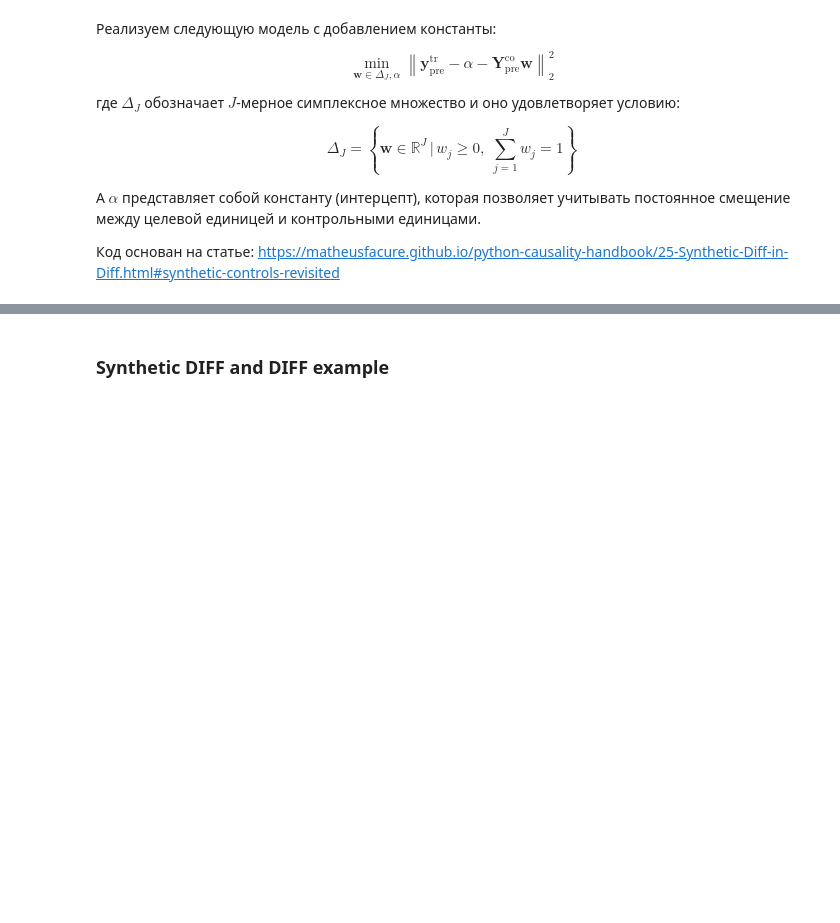
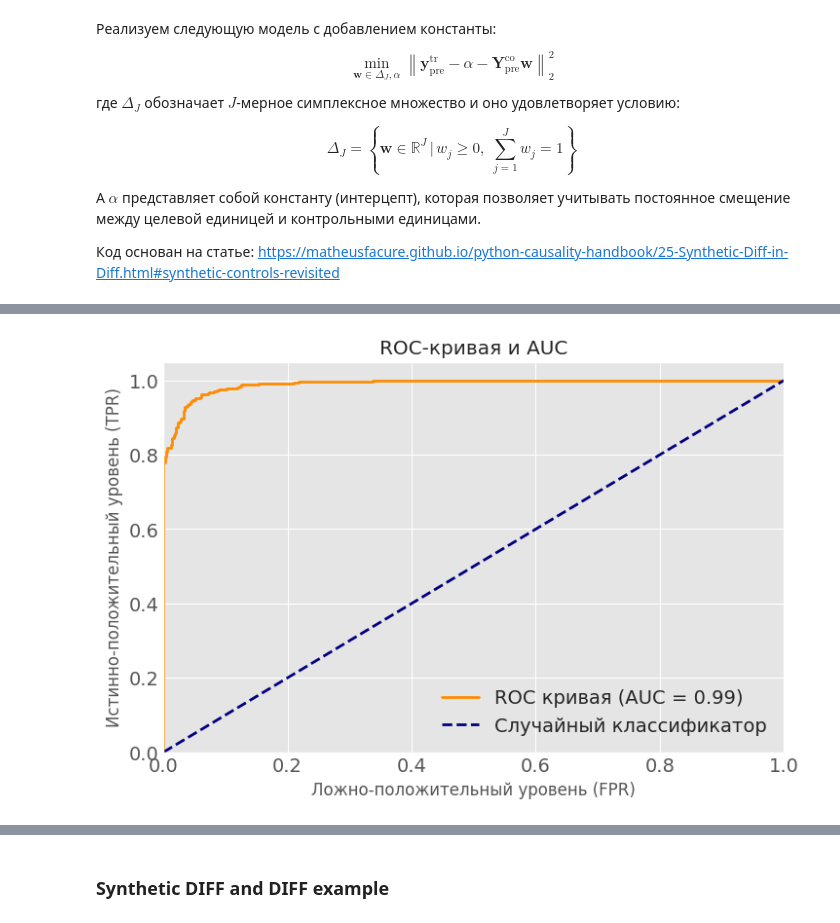
Before and after one commit to 123yaroslav/diplom, a Jupyter notebook: 01_examples.ipynb, the cells around one changed output, grey strips where cells are left out. Drawn from its saved outputs; the diff is of its cells as text; code cells hidden in the pictures; blank space fills up the shorter version.

```diff
--- a/01_examples.ipynb
+++ b/01_examples.ipynb
@@ -86,2 +160,32 @@ $$
+# %%
+import numpy as np
+import matplotlib.pyplot as plt
+from sklearn.metrics import roc_curve, auc
+
+n_samples = 1000
+np.random.seed(42)
+
+y_true = np.random.randint(0, 2, size=n_samples)
+
+scores = y_true + np.random.normal(scale=0.3, size=n_samples)
+
+scores = (scores - scores.min()) / (scores.max() - scores.min())
+
+fpr, tpr, thresholds = roc_curve(y_true, scores)
+
+roc_auc = auc(fpr, tpr)
+
+plt.figure()
+plt.plot(fpr, tpr, color='darkorange', lw=2, label=f'ROC кривая (AUC = {roc_auc:0.2f})')
+plt.plot([0, 1], [0, 1], color='navy', lw=2, linestyle='--', label='Случайный классификатор')
+plt.xlim([0.0, 1.0])
+plt.ylim([0.0, 1.05])
+plt.xlabel('Ложно-положительный уровень (FPR)')
+plt.ylabel('Истинно-положительный уровень (TPR)')
+plt.title('ROC-кривая и AUC')
+plt.legend(loc="lower right")
+plt.show()
+# %% [output]
+[figure, added]
 # %%
 sc_model = SyntheticControl(
```
Also changed, not shown: parts of 6 cells of this notebook, 1 other file.
